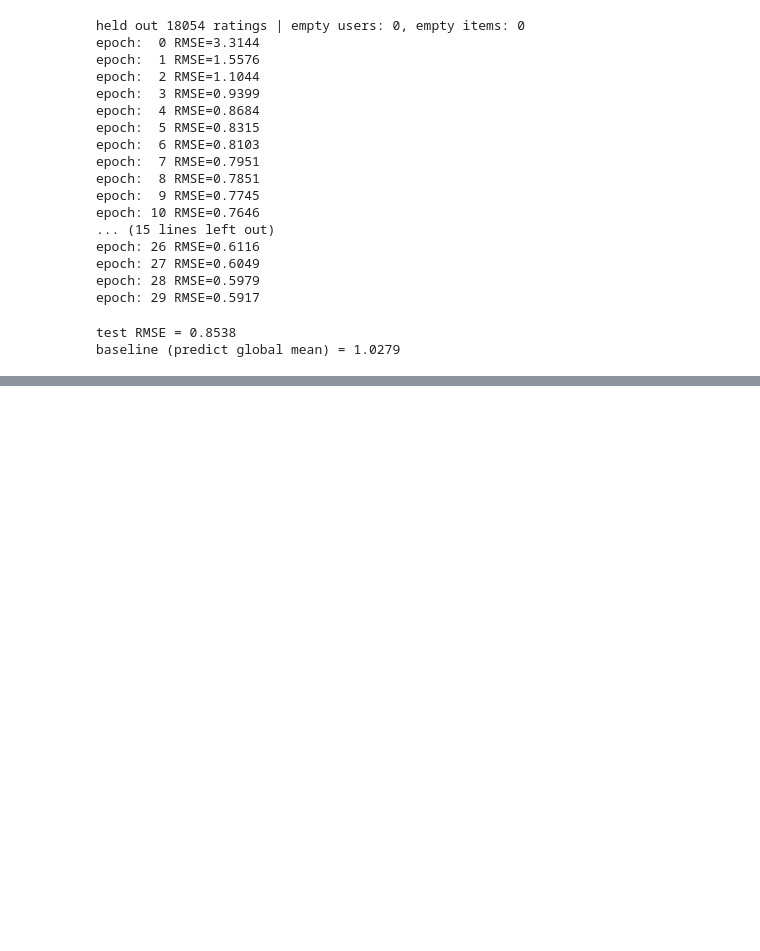
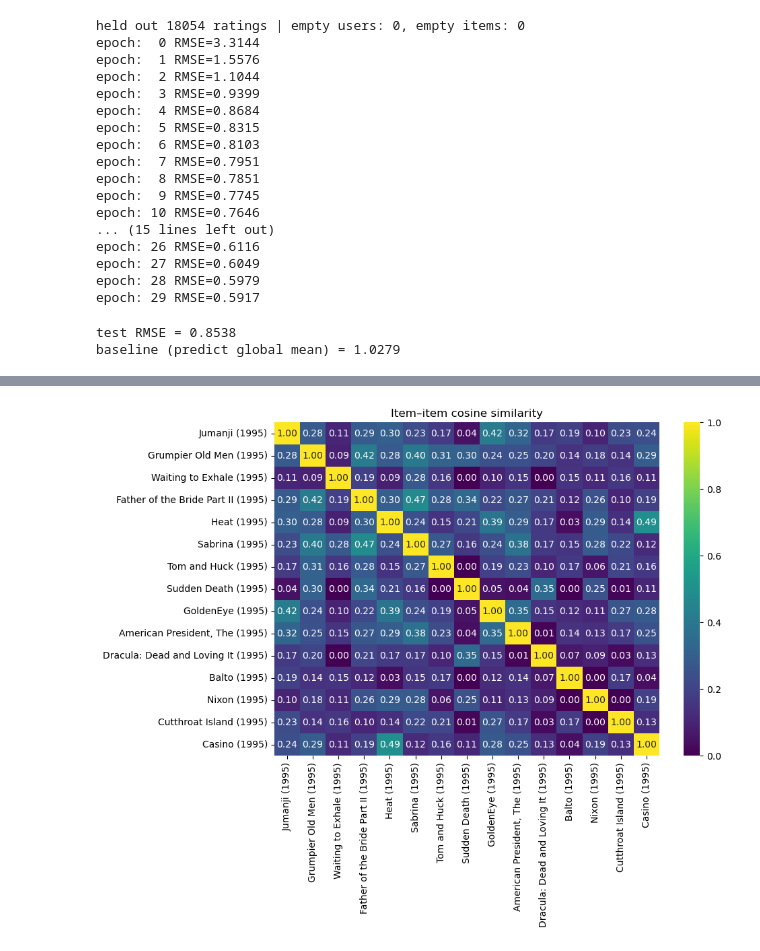
Before and after one commit to Her304/camellia, a Jupyter notebook: main.ipynb, the cells around one changed output, grey strips where cells are left out. Cells and saved outputs as stored; diff of their text form; code cells hidden in the pictures; blank space fills up the shorter version.

Commit message:
visualising cosine similarity and recommender data and add some interaction through streamlit

```diff
--- a/main.ipynb
+++ b/main.ipynb
@@ -713,0 +771,19 @@ baseline (predict global mean) = 1.0279
+# %%
+import seaborn as sns
+import matplotlib.pyplot as plt
+
+picks = [1,2,3,4,5,6,7,8,9,10,11,12,13,14,15]                       # e.g. positions of some popular movies
+labels = [movie_df.set_index('movieId').loc[ratings.columns[p], 'title'] for p in picks]
+
+block = sim_matrix[np.ix_(picks, picks)]   # ??? the NxN sub-matrix — np.ix_ picks a grid
+
+fig, ax = plt.subplots(figsize=(10, 8))
+sns.heatmap(block,
+            xticklabels=labels, yticklabels=labels,
+            annot=True, fmt=".2f",        # show the similarity value in each cell
+            cmap="viridis", ax=ax)
+ax.set_title("Item–item cosine similarity")
+plt.tight_layout()
+plt.show()
+# %% [output]
+[figure, added]
```
Also changed, not shown: parts of 6 cells of this notebook, 4 other files.
